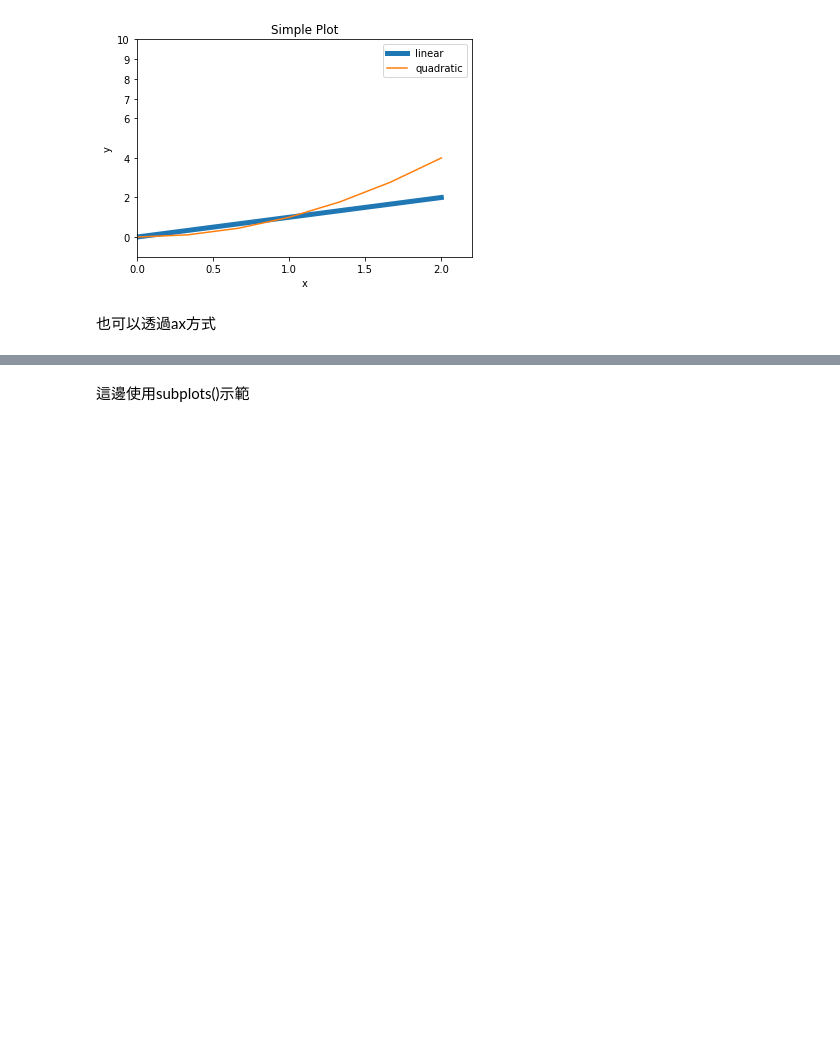
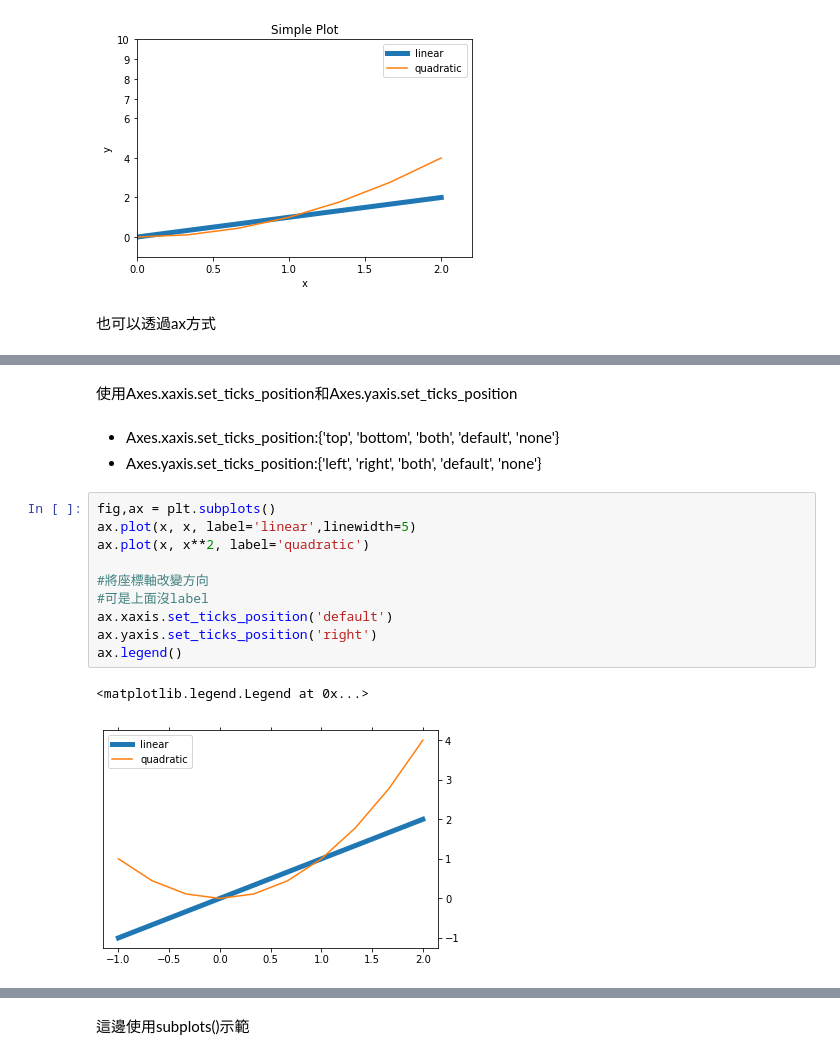
Before and after one commit to Eddie02582/Python, a Jupyter notebook: matplotlib/figure and axis.ipynb, the cells around one changed output, grey strips where cells are left out. Cells and saved outputs as stored; diff of their text form; blank space fills up the shorter version.

```diff
--- a/matplotlib/figure and axis.ipynb
+++ b/matplotlib/figure and axis.ipynb
@@ -55,0 +108,20 @@ ax.legend()
+# %% [markdown]
+使用Axes.xaxis.set_ticks_position和Axes.yaxis.set_ticks_position
+# %% [markdown]
+<ul>
+    <li>Axes.xaxis.set_ticks_position:{'top', 'bottom', 'both', 'default', 'none'}</li>
+    <li>Axes.yaxis.set_ticks_position:{'left', 'right', 'both', 'default', 'none'}</li>
+</ul>
+# %%
+fig,ax = plt.subplots()
+ax.plot(x, x, label='linear',linewidth=5)
+ax.plot(x, x**2, label='quadratic')
+
+#將座標軸改變方向
+#可是上面沒label
+ax.xaxis.set_ticks_position('default')
+ax.yaxis.set_ticks_position('right')
+ax.legend()
+# %% [output]
+<matplotlib.legend.Legend at 0x...>
+[figure, added]
```
Also changed, not shown: parts of 38 cells of this notebook, 1 other file.
